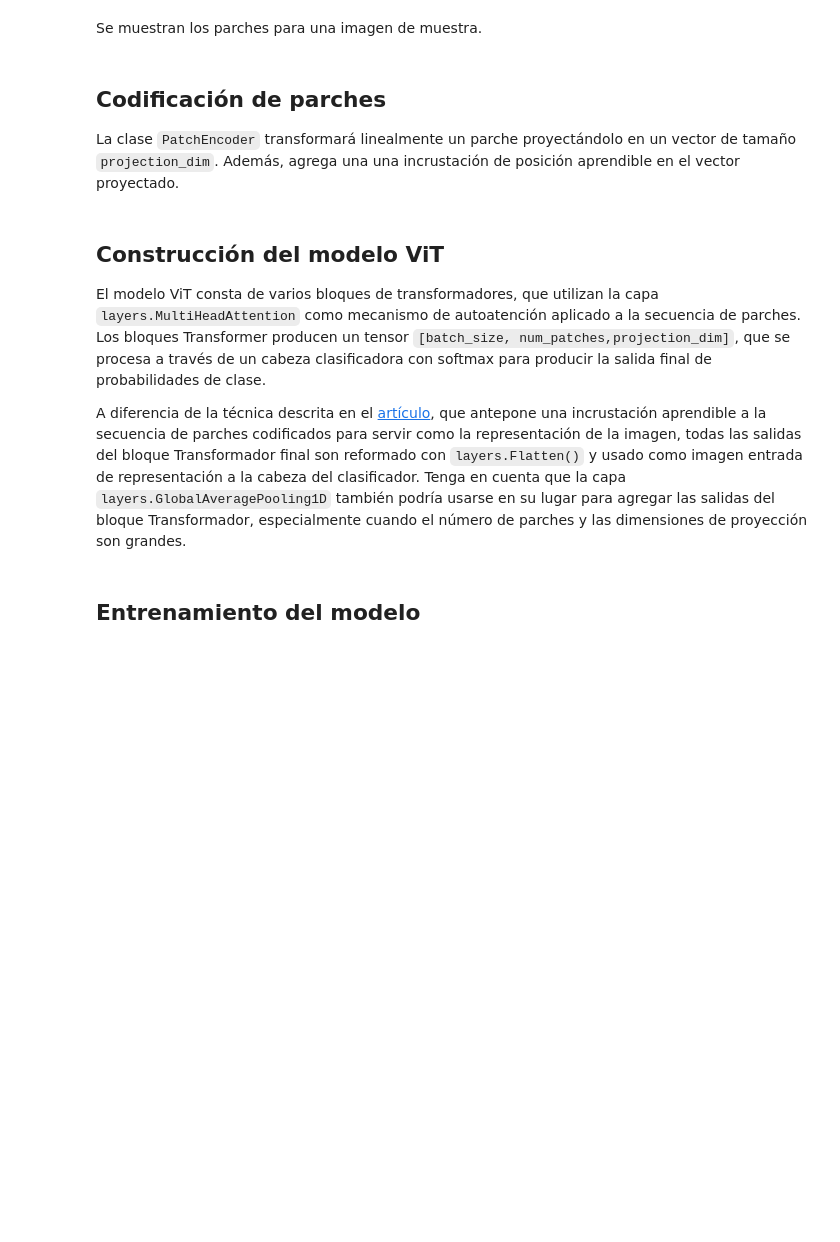
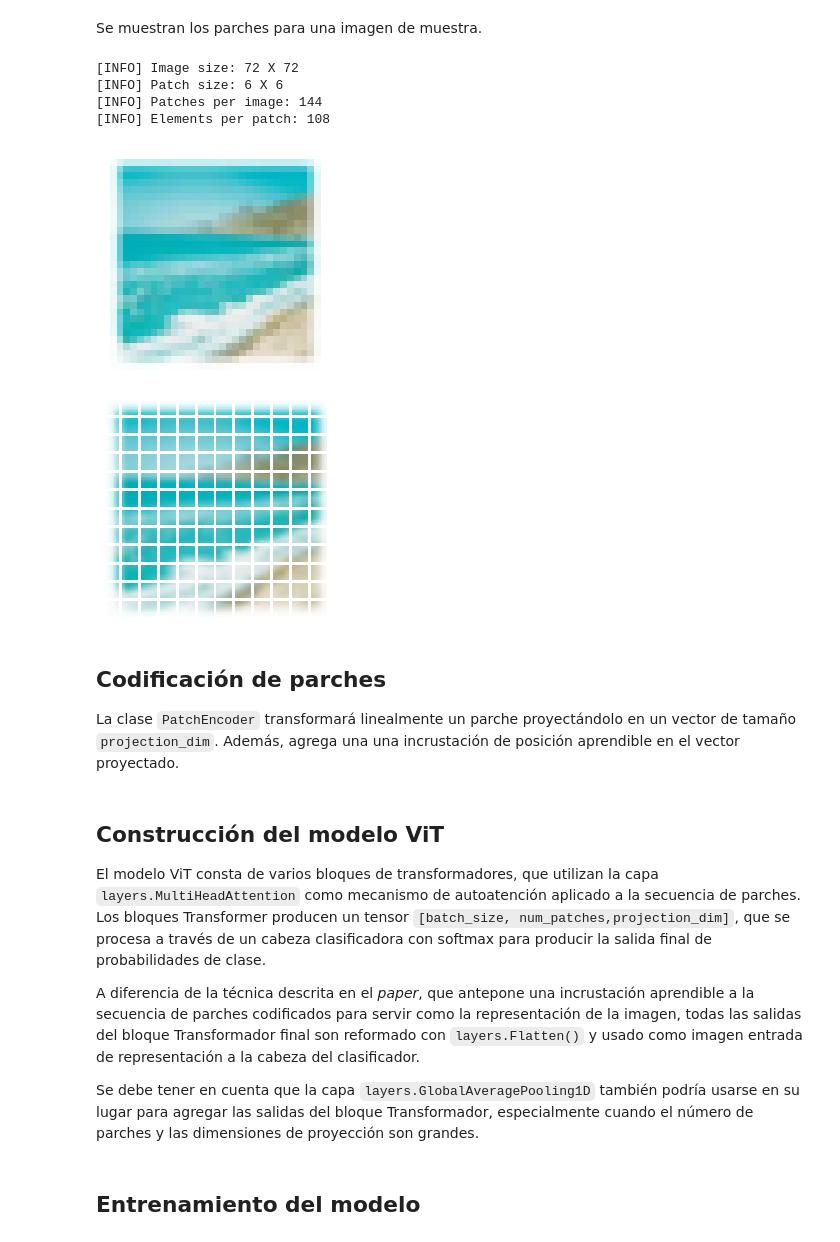
Before and after one commit to FernandoBRdgz/inteligencia_artificial, a Jupyter notebook: clasificación_de_imágenes/clasificación_con_transformador_de_visión.ipynb, the cells around one changed output. Cells and saved outputs as stored; diff of their text form; code cells hidden in the pictures; blank space fills up the shorter version.

```diff
--- a/clasificación_de_imágenes/clasificación_con_transformador_de_visión.ipynb
+++ b/clasificación_de_imágenes/clasificación_con_transformador_de_visión.ipynb
@@ -33,7 +67,7 @@ import tensorflow_addons as tfa
 num_classes = 100
 input_shape = (32, 32, 3)
 
-(x_train, y_train), (x_test, y_test) = keras.datasets.cifar100.load_data()
+(X_train, y_train), (X_val, y_val) = tf.keras.datasets.cifar100.load_data()
 
-print(f"x_train shape: {x_train.shape} - y_train shape: {y_train.shape}")
-print(f"x_test shape: {x_test.shape} - y_test shape: {y_test.shape}")
+print(f"[INFO] x_train shape: {X_train.shape} - y_train shape: {y_train.shape}")
+print(f"[INFO] x_val shape: {X_val.shape} - y_val shape: {y_val.shape}")
@@ -91,42 +128,44 @@ class Patches(layers.Layer):
 
     def call(self, images):
         batch_size = tf.shape(images)[0]
-        patches = tf.image.extract_patches(
-            images=images,
-            sizes=[1, self.patch_size, self.patch_size, 1],
-            strides=[1, self.patch_size, self.patch_size, 1],
-            rates=[1, 1, 1, 1],
-            padding="VALID",
-        )
+        patches = tf.image.extract_patches(images=images,
+                                           sizes=[1, self.patch_size, self.patch_size, 1],
+                                           strides=[1, self.patch_size, self.patch_size, 1],
+                                           rates=[1, 1, 1, 1],
+                                           padding="VALID")
         patch_dims = patches.shape[-1]
         patches = tf.reshape(patches, [batch_size, -1, patch_dims])
         return patches
 # %% [markdown]
 Se muestran los parches para una imagen de muestra.
 # %%
-import matplotlib.pyplot as plt
-
 plt.figure(figsize=(4, 4))
-image = x_train[np.random.choice(range(x_train.shape[0]))]
+image = X_train[np.random.choice(range(X_train.shape[0]))]
 plt.imshow(image.astype("uint8"))
 plt.axis("off")
 
-resized_image = tf.image.resize(
-    tf.convert_to_tensor([image]), size=(image_size, image_size)
-)
+resized_image = tf.image.resize(tf.convert_to_tensor([image]), size=(image_size, image_size))
 patches = Patches(patch_size)(resized_image)
-print(f"Image size: {image_size} X {image_size}")
-print(f"Patch size: {patch_size} X {patch_size}")
-print(f"Patches per image: {patches.shape[1]}")
-print(f"Elements per patch: {patches.shape[-1]}")
+
+print(f"[INFO] Image size: {image_size} X {image_size}")
+print(f"[INFO] Patch size: {patch_size} X {patch_size}")
+print(f"[INFO] Patches per image: {patches.shape[1]}")
+print(f"[INFO] Elements per patch: {patches.shape[-1]}")
 
 n = int(np.sqrt(patches.shape[1]))
 plt.figure(figsize=(4, 4))
 for i, patch in enumerate(patches[0]):
     ax = plt.subplot(n, n, i + 1)
     patch_img = tf.reshape(patch, (patch_size, patch_size, 3))
     plt.imshow(patch_img.numpy().astype("uint8"))
     plt.axis("off")
+# %% [output]
+[INFO] Image size: 72 X 72
+[INFO] Patch size: 6 X 6
+[INFO] Patches per image: 144
+[INFO] Elements per patch: 108
+[figure, added]
+[figure, added]
 # %% [markdown]
 ## Codificación de parches
 
@@ -154,13 +192,9 @@ aplicado a la secuencia de parches. Los bloques Transformer producen un
 tensor `[batch_size, num_patches,projection_dim]`, que se procesa a través de un
 cabeza clasificadora con softmax para producir la salida final de probabilidades de clase.
 
-A diferencia de la técnica descrita en el [artículo](https://arxiv.org/abs/2010.11929),
-que antepone una incrustación aprendible a la secuencia de parches codificados para servir
-como la representación de la imagen, todas las salidas del bloque Transformador final son
-reformado con `layers.Flatten()` y usado como imagen
-entrada de representación a la cabeza del clasificador.
-Tenga en cuenta que la capa `layers.GlobalAveragePooling1D`
-también podría usarse en su lugar para agregar las salidas del bloque Transformador,
+A diferencia de la técnica descrita en el *paper*, que antepone una incrustación aprendible a la secuencia de parches codificados para servir como la representación de la imagen, todas las salidas del bloque Transformador final son reformado con `layers.Flatten()` y usado como imagen entrada de representación a la cabeza del clasificador.
+
+Se debe tener en cuenta que la capa `layers.GlobalAveragePooling1D` también podría usarse en su lugar para agregar las salidas del bloque Transformador,
 especialmente cuando el número de parches y las dimensiones de proyección son grandes.
 # %%
 def create_vit_classifier():
```
Also changed, not shown: parts of 17 cells of this notebook.
